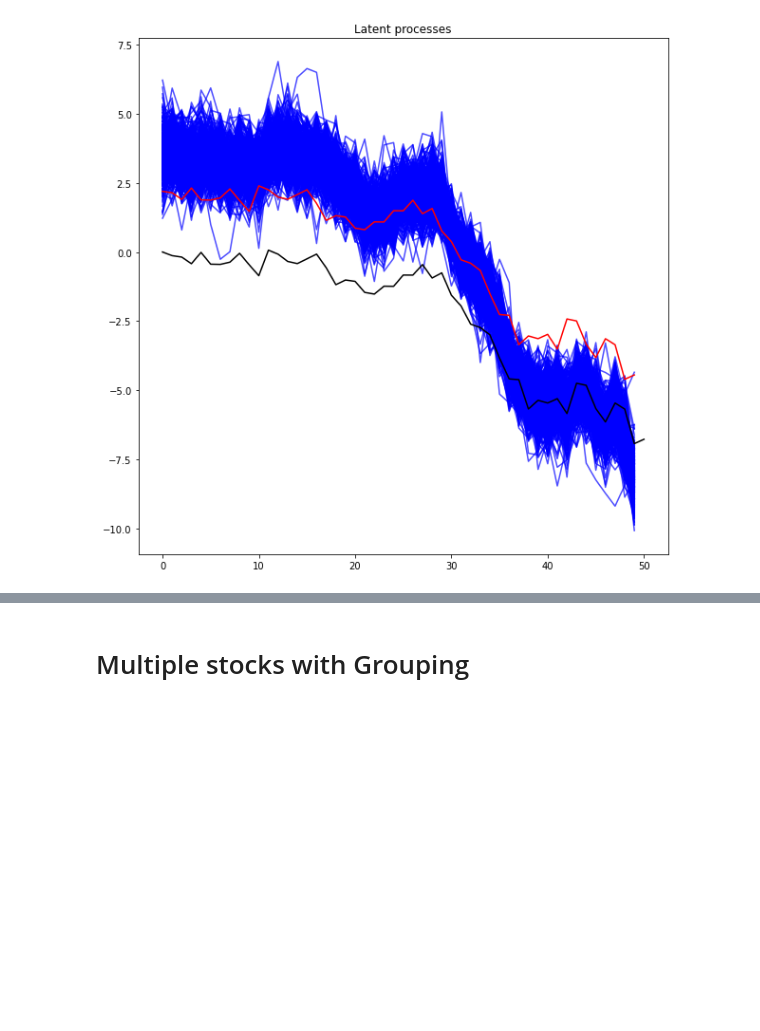
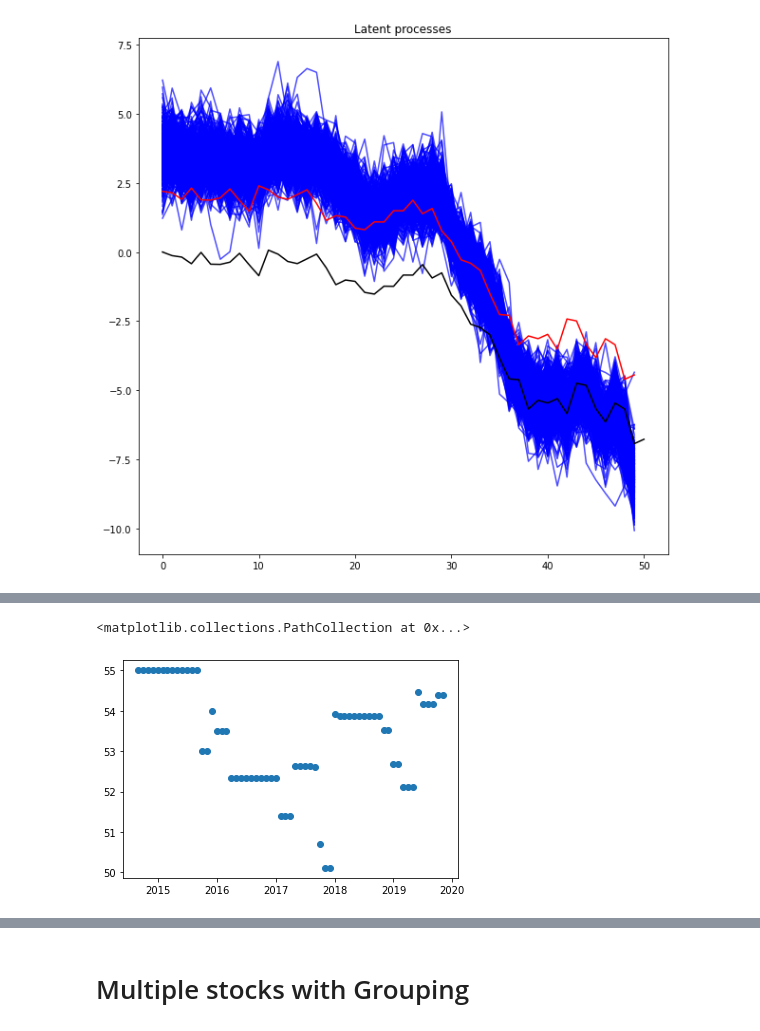
Before and after one commit to ragnarlevi/GTST, a Jupyter notebook: _Workbench/KalmanFilterNumerical.ipynb, the cells around one changed output, grey strips where cells are left out. Saved outputs shown, nothing was run; the diff lists cells and outputs as text; code cells hidden in the pictures; blank space fills up the shorter version.

```diff
--- a/_Workbench/KalmanFilterNumerical.ipynb
+++ b/_Workbench/KalmanFilterNumerical.ipynb
@@ -672,0 +470,30 @@ Text(0.5, 1.0, 'Latent processes')
+# %%
+importlib.reload(sys.modules['Gibbs'])
+eta = -0.0
+w = np.array([0.1])
+beta = 1
+a = np.array([55])
+v = np.array([0.1])
+group_single = [0]
+
+F = np.array(beta)
+
+init_x = np.array([0])
+init_c = np.array([0.01])
+
+G = np.array([1])
+
+(state,
+state_cov,
+state_one_step,
+state_cov_one_step,
+R,
+R_inv,
+y_est,
+error,
+neglik_multi,
+R_cond) = Gibbs.KalmanFilter(y_obs, G, eta, w, F, a, np.diag(v), init_x, init_c )
+plt.scatter(esg_pivot.index, y_obs)
+# %% [output]
+<matplotlib.collections.PathCollection at 0x...>
+[figure, added]
```
Also changed, not shown: parts of 42 cells of this notebook, 9 other files.
